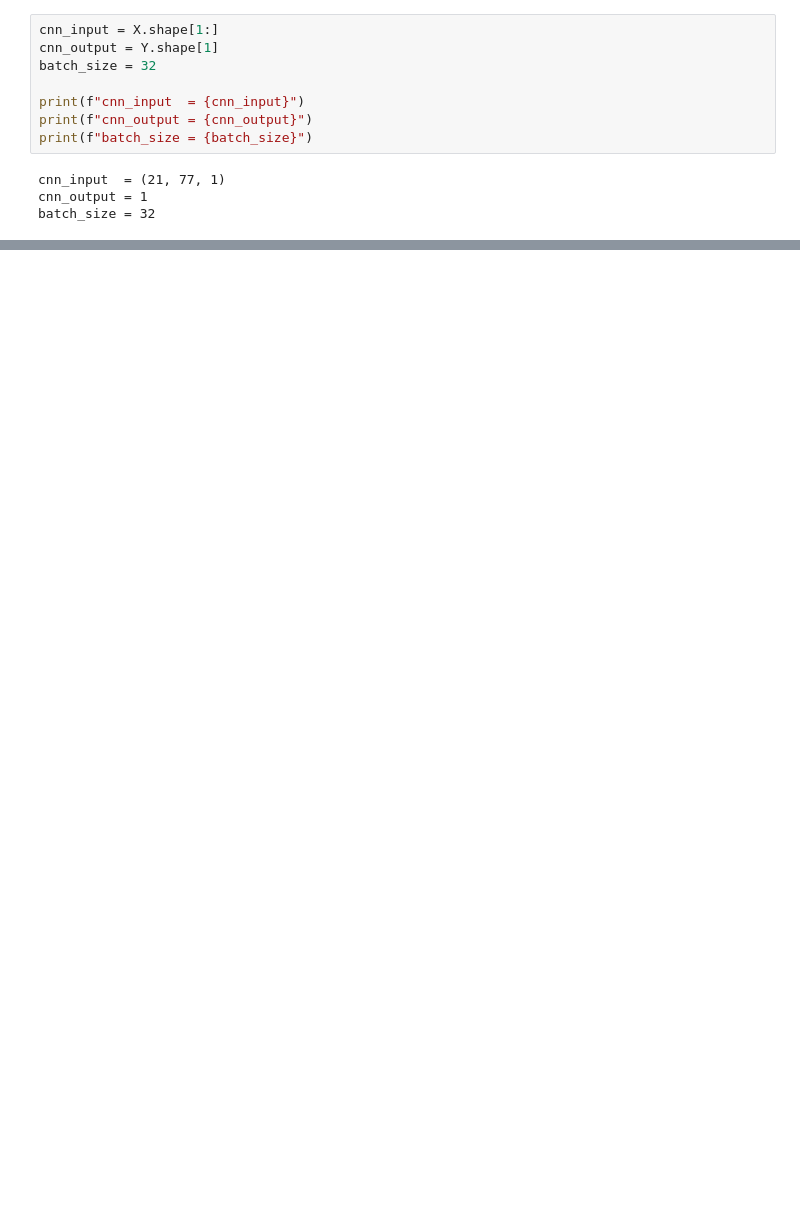
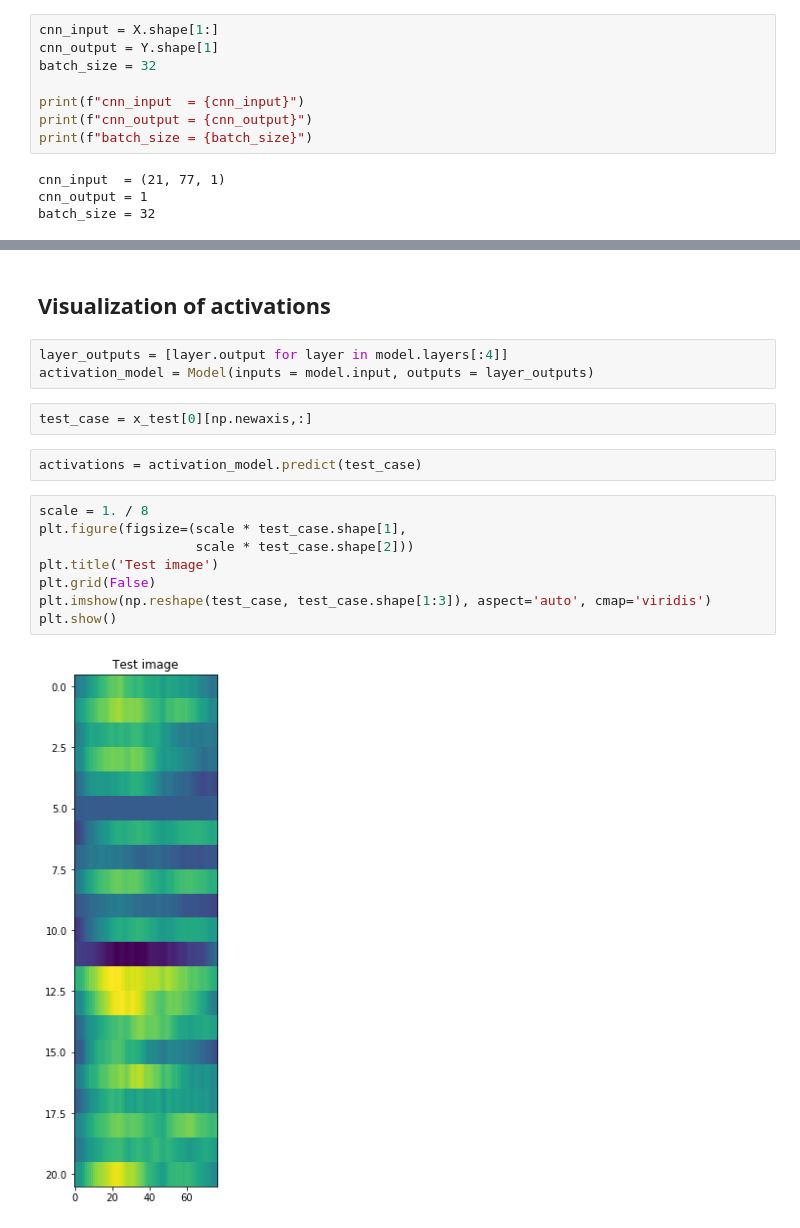
Before and after one commit to valdasraps/eeg-spikes, a Jupyter notebook: notebooks/CNN.ipynb, the cells around one changed output, grey strips where cells are left out. Saved outputs shown, nothing was run; the diff lists cells and outputs as text; blank space fills up the shorter version.

```diff
--- a/notebooks/CNN.ipynb
+++ b/notebooks/CNN.ipynb
@@ -187,0 +221,19 @@ recall_score(y_test, model.predict_classes(x_test))
+# %% [markdown]
+## Visualization of activations
+# %%
+layer_outputs = [layer.output for layer in model.layers[:4]]
+activation_model = Model(inputs = model.input, outputs = layer_outputs)
+# %%
+test_case = x_test[0][np.newaxis,:]
+# %%
+activations = activation_model.predict(test_case)
+# %%
+scale = 1. / 8
+plt.figure(figsize=(scale * test_case.shape[1],
+                    scale * test_case.shape[2]))
+plt.title('Test image')
+plt.grid(False)
+plt.imshow(np.reshape(test_case, test_case.shape[1:3]), aspect='auto', cmap='viridis')
+plt.show()
+# %% [output]
+[figure, added]
```
Also changed, not shown: parts of 19 cells of this notebook, 1 other file.
